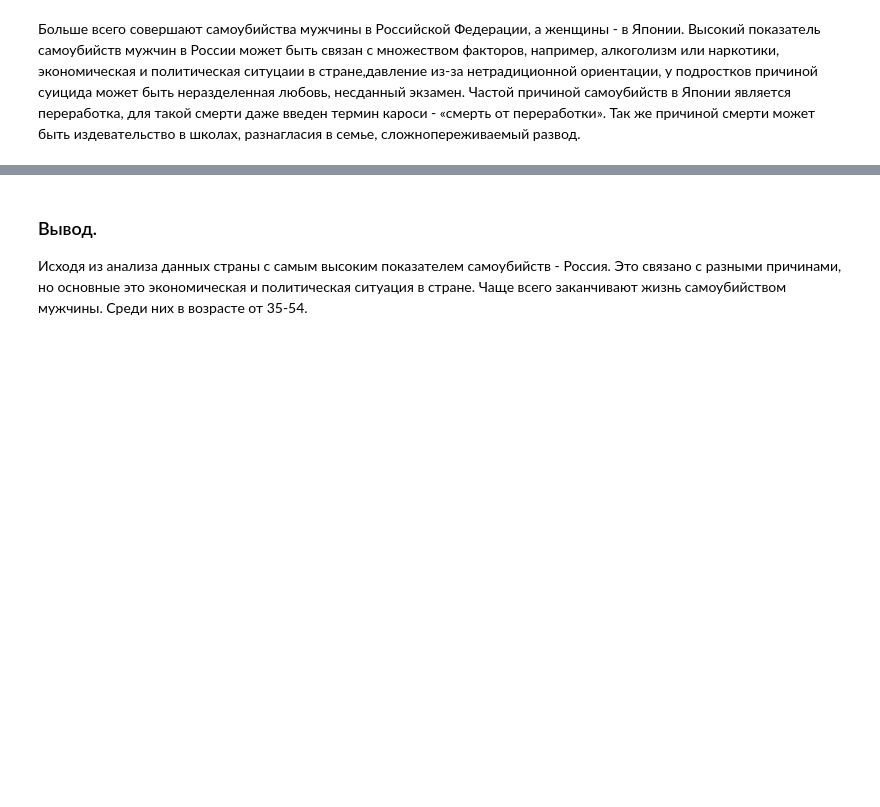
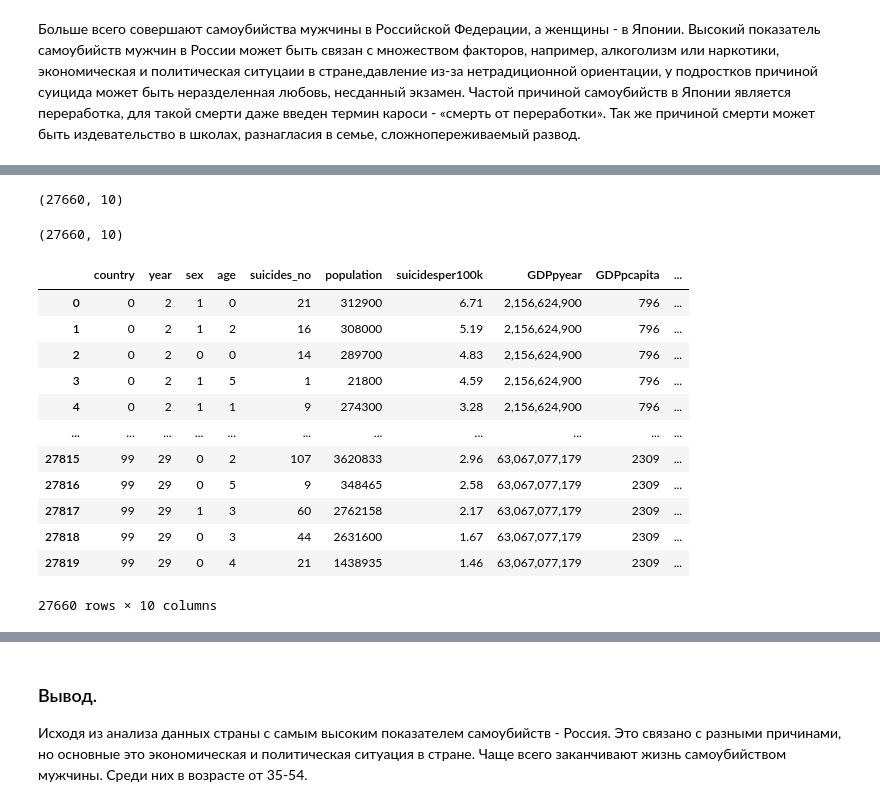
Before and after one commit to Anya-ova/DS_suicide, a Jupyter notebook: DS_Suicide.ipynb, the cells around one changed output, grey strips where cells are left out. Cells and saved outputs as stored; diff of their text form; code cells hidden in the pictures; blank space fills up the shorter version.

```diff
--- a/DS_Suicide.ipynb
+++ b/DS_Suicide.ipynb
@@ -272,0 +290,34 @@ plt.show()
+# %%
+df = df.drop(['country-year'], axis = 1)
+df.shape
+# %% [output]
+(27660, 10)
+# %%
+df = df.dropna()
+df.shape
+# %% [output]
+(27660, 10)
+# %%
+from sklearn.preprocessing import LabelEncoder
+categorical = ['country', 'year','age', 'sex', 'generation']
+le = sklearn.preprocessing.LabelEncoder()
+
+for column in categorical:
+    df[column] = le.fit_transform(df[column])
+# %%
+stat_df = df.copy()
+stat_df
+# %% [output]
+|  | country | year | sex | age | suicides_no | population | suicidesper100k | GDPpyear | GDPpcapita | ... |
+| 0 | 0 | 2 | 1 | 0 | 21 | 312900 | 6.71 | 2,156,624,900 | 796 | ... |
+| 1 | 0 | 2 | 1 | 2 | 16 | 308000 | 5.19 | 2,156,624,900 | 796 | ... |
+| 2 | 0 | 2 | 0 | 0 | 14 | 289700 | 4.83 | 2,156,624,900 | 796 | ... |
+| 3 | 0 | 2 | 1 | 5 | 1 | 21800 | 4.59 | 2,156,624,900 | 796 | ... |
+| 4 | 0 | 2 | 1 | 1 | 9 | 274300 | 3.28 | 2,156,624,900 | 796 | ... |
+| ... | ... | ... | ... | ... | ... | ... | ... | ... | ... | ... |
+| 27815 | 99 | 29 | 0 | 2 | 107 | 3620833 | 2.96 | 63,067,077,179 | 2309 | ... |
+| 27816 | 99 | 29 | 0 | 5 | 9 | 348465 | 2.58 | 63,067,077,179 | 2309 | ... |
+| 27817 | 99 | 29 | 1 | 3 | 60 | 2762158 | 2.17 | 63,067,077,179 | 2309 | ... |
+| 27818 | 99 | 29 | 0 | 3 | 44 | 2631600 | 1.67 | 63,067,077,179 | 2309 | ... |
+| 27819 | 99 | 29 | 0 | 4 | 21 | 1438935 | 1.46 | 63,067,077,179 | 2309 | ... |
+27660 rows × 10 columns
```
Also changed, not shown: parts of 31 cells of this notebook.
